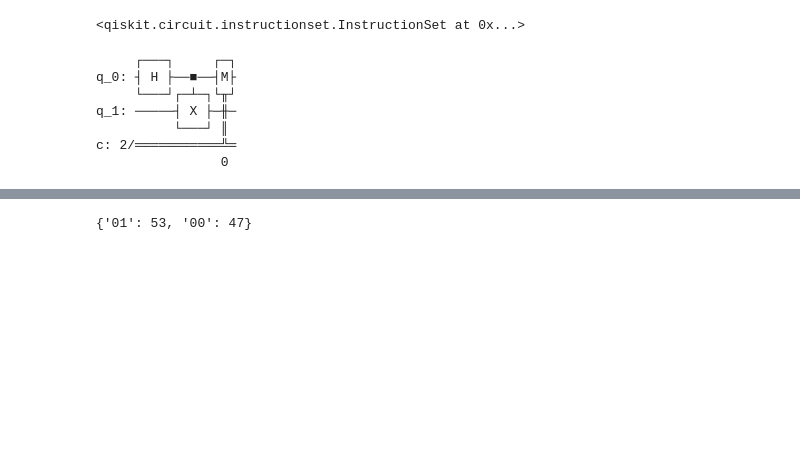
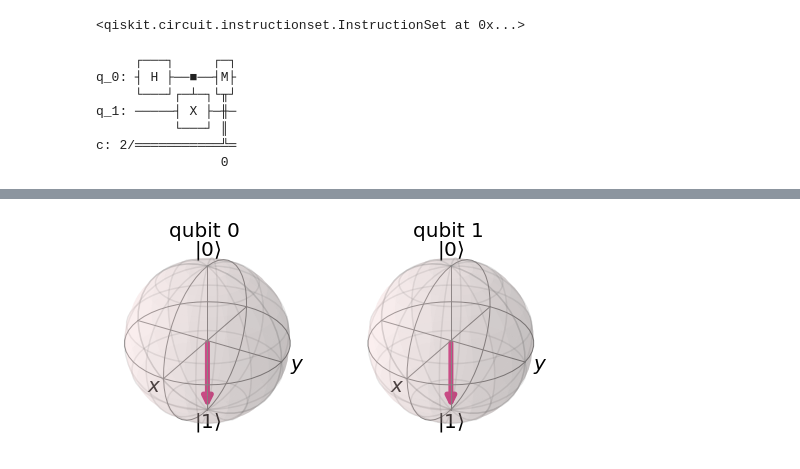
Before and after one commit to edenlum/Qiskit, a Jupyter notebook: qiskit_experiments.ipynb, the cells around one changed output, grey strips where cells are left out. Drawn from its saved outputs; the diff is of its cells as text; code cells hidden in the pictures; blank space fills up the shorter version.

```diff
--- a/qiskit_experiments.ipynb
+++ b/qiskit_experiments.ipynb
@@ -88,3 +98,4 @@ plot_histogram(counts)
 # %%
+plot_bloch_multivector(get_statevector(circuit))
 # %% [output]
-{'01': 53, '00': 47}
+[figure, added]
```
Also changed, not shown: parts of 4 cells of this notebook, 1 other file.
